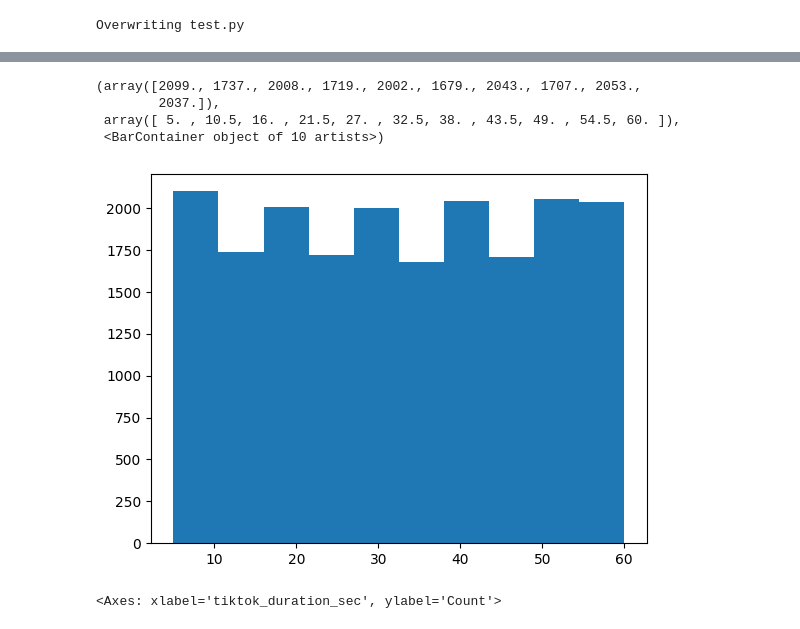
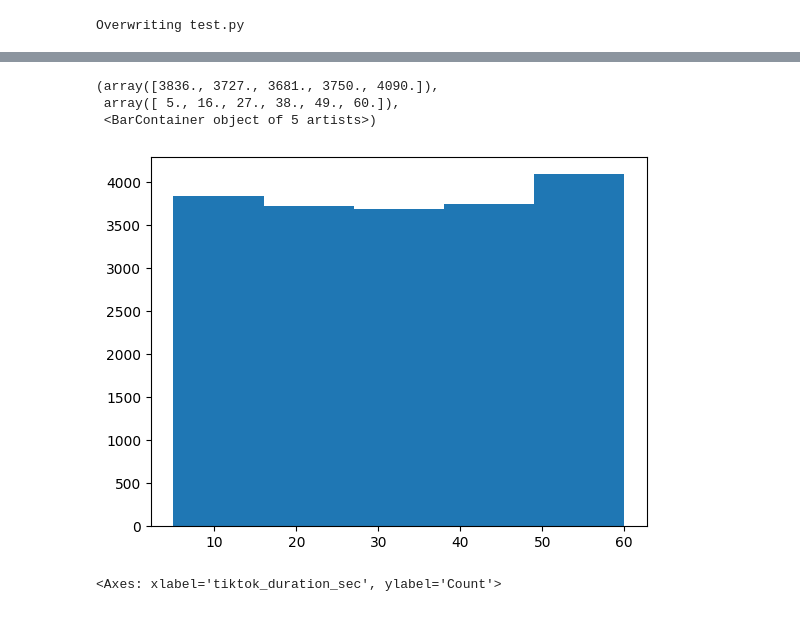
Before and after one commit to Takosaga/fall_24, a Jupyter notebook: big_data/coursework_assignment/3_dashboard.ipynb, the cells around one changed output, grey strips where cells are left out. Drawn from its saved outputs; the diff is of its cells as text; code cells hidden in the pictures.

```diff
--- a/big_data/coursework_assignment/3_dashboard.ipynb
+++ b/big_data/coursework_assignment/3_dashboard.ipynb
@@ -77,13 +99,12 @@ youtube_df.head()
 # %%
 data_to_plot = tiktok_df['tiktok_duration_sec']
 
-plt.hist(data_to_plot, bins=10)
+plt.hist(data_to_plot, bins=5)
 # %% [output]
-(array([2099., 1737., 2008., 1719., 2002., 1679., 2043., 1707., 2053.,
-        2037.]),
- array([ 5. , 10.5, 16. , 21.5, 27. , 32.5, 38. , 43.5, 49. , 54.5, 60. ]),
- <BarContainer object of 10 artists>)
+(array([3836., 3727., 3681., 3750., 4090.]),
+ array([ 5., 16., 27., 38., 49., 60.]),
+ <BarContainer object of 5 artists>)
-[figure, old version]
+[figure, new version]
 # %%
 sns.histplot(data_to_plot, kde=True)
 # %% [output]
```
Also changed, not shown: parts of 28 cells of this notebook.
